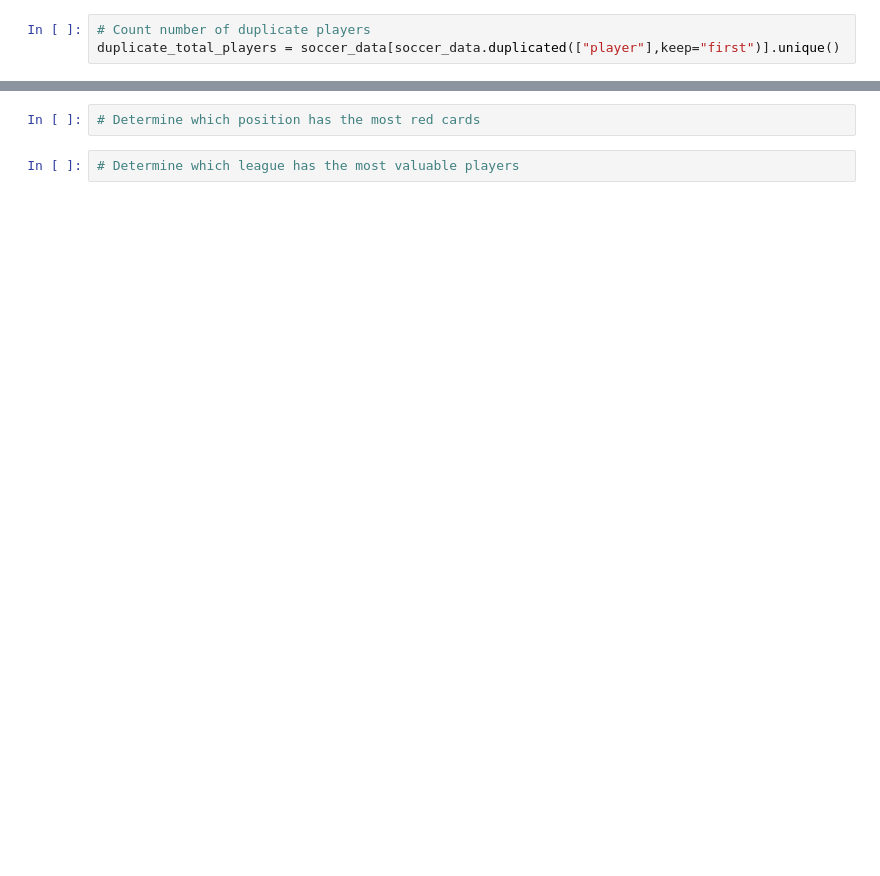
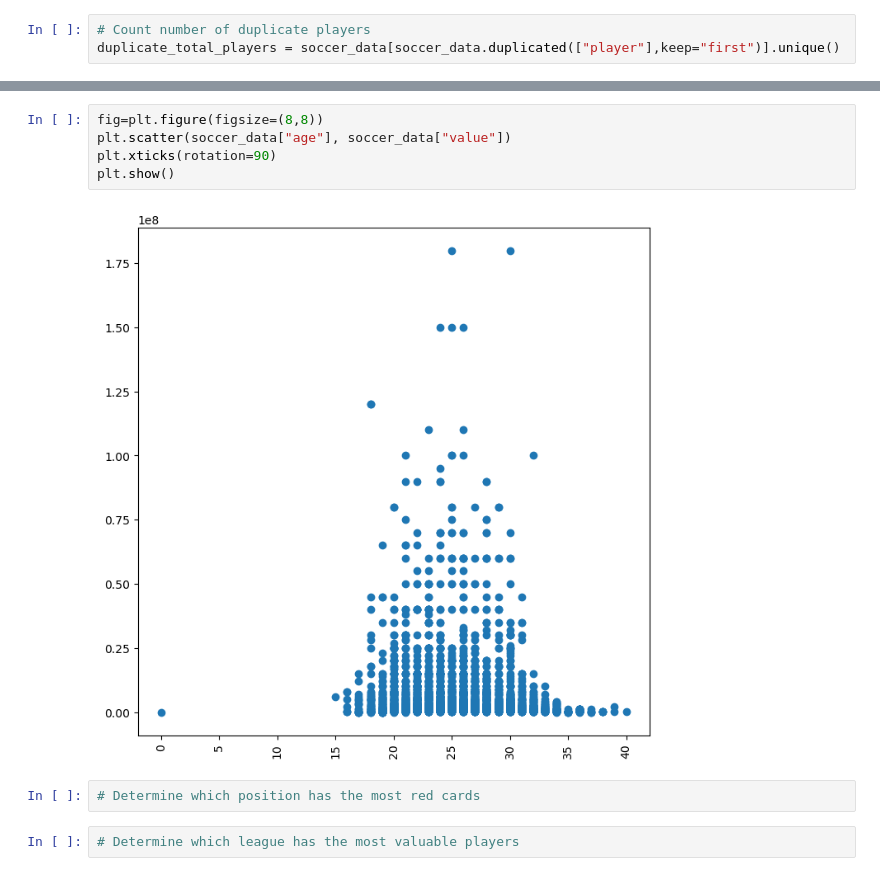
Before and after one commit to RockyOwens/Project1, a Jupyter notebook: SoccerPlayerAnalysis.ipynb, the cells around one changed output, grey strips where cells are left out. Cells and saved outputs as stored; diff of their text form; blank space fills up the shorter version.

```diff
--- a/SoccerPlayerAnalysis.ipynb
+++ b/SoccerPlayerAnalysis.ipynb
@@ -43,3 +174,10 @@ nationality = soccer_data.groupby[("nationality")].sum()["player"]
+# %%
+fig=plt.figure(figsize=(8,8))
+plt.scatter(soccer_data["age"], soccer_data["value"])
+plt.xticks(rotation=90)
+plt.show()
+# %% [output]
+[figure, added]
 # %%
 # Determine which position has the most red cards
 # %%
```
Also changed, not shown: parts of 10 cells of this notebook.
